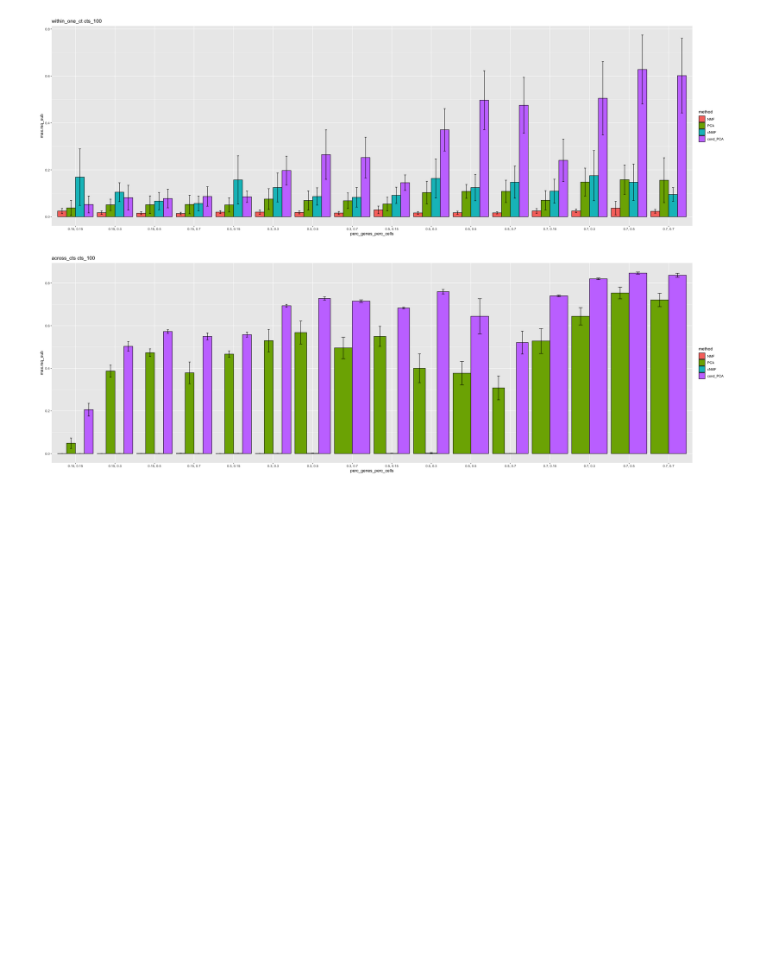
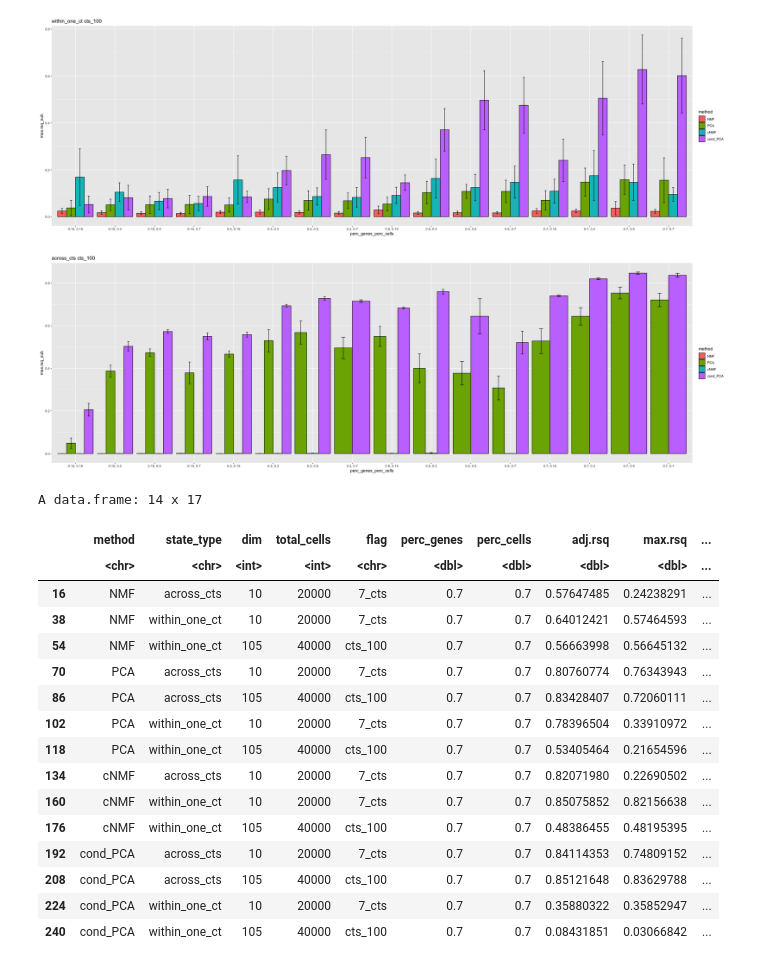
Before and after one commit to carversh/condPCA, a Jupyter notebook: ASHG/figures_for_ASHG.ipynb, the cells around one changed output. Saved outputs shown, nothing was run; the diff lists cells and outputs as text; code cells hidden in the pictures; blank space fills up the shorter version.

```diff
--- a/ASHG/figures_for_ASHG.ipynb
+++ b/ASHG/figures_for_ASHG.ipynb
@@ -88,3 +84,25 @@ for (num_cells_ in num_cells){
 [figure]
 [figure]
 [figure]
+# %%
+common = all_merged[all_merged$perc_genes_perc_cells == "0.7, 0.7",]
+common$Freq = "Common"
+common
+# %% [output]
+A data.frame: 14 x 17
+|  | method | state_type | dim | total_cells | flag | perc_genes | perc_cells | adj.rsq | max.rsq | ... |
+|  | <chr> | <chr> | <int> | <int> | <chr> | <dbl> | <dbl> | <dbl> | <dbl> | ... |
+| 16 | NMF | across_cts | 10 | 20000 | 7_cts | 0.7 | 0.7 | 0.57647485 | 0.24238291 | ... |
+| 38 | NMF | within_one_ct | 10 | 20000 | 7_cts | 0.7 | 0.7 | 0.64012421 | 0.57464593 | ... |
+| 54 | NMF | within_one_ct | 105 | 40000 | cts_100 | 0.7 | 0.7 | 0.56663998 | 0.56645132 | ... |
+| 70 | PCA | across_cts | 10 | 20000 | 7_cts | 0.7 | 0.7 | 0.80760774 | 0.76343943 | ... |
+| 86 | PCA | across_cts | 105 | 40000 | cts_100 | 0.7 | 0.7 | 0.83428407 | 0.72060111 | ... |
+| 102 | PCA | within_one_ct | 10 | 20000 | 7_cts | 0.7 | 0.7 | 0.78396504 | 0.33910972 | ... |
+| 118 | PCA | within_one_ct | 105 | 40000 | cts_100 | 0.7 | 0.7 | 0.53405464 | 0.21654596 | ... |
+| 134 | cNMF | across_cts | 10 | 20000 | 7_cts | 0.7 | 0.7 | 0.82071980 | 0.22690502 | ... |
+| 160 | cNMF | within_one_ct | 10 | 20000 | 7_cts | 0.7 | 0.7 | 0.85075852 | 0.82156638 | ... |
+| 176 | cNMF | within_one_ct | 105 | 40000 | cts_100 | 0.7 | 0.7 | 0.48386455 | 0.48195395 | ... |
+| 192 | cond_PCA | across_cts | 10 | 20000 | 7_cts | 0.7 | 0.7 | 0.84114353 | 0.74809152 | ... |
+| 208 | cond_PCA | across_cts | 105 | 40000 | cts_100 | 0.7 | 0.7 | 0.85121648 | 0.83629788 | ... |
+| 224 | cond_PCA | within_one_ct | 10 | 20000 | 7_cts | 0.7 | 0.7 | 0.35880322 | 0.35852947 | ... |
+| 240 | cond_PCA | within_one_ct | 105 | 40000 | cts_100 | 0.7 | 0.7 | 0.08431851 | 0.03066842 | ... |
```
Also changed, not shown: parts of 6 cells of this notebook, 1 other file.
